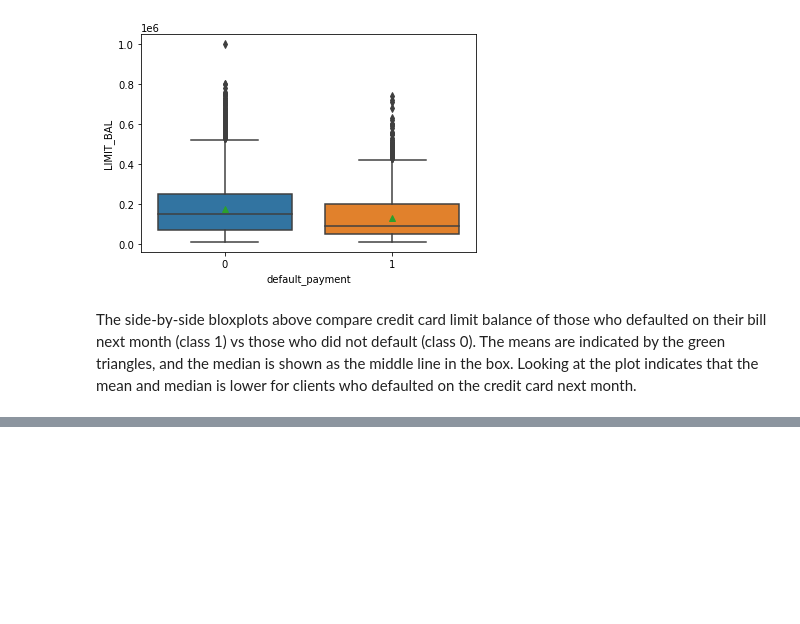
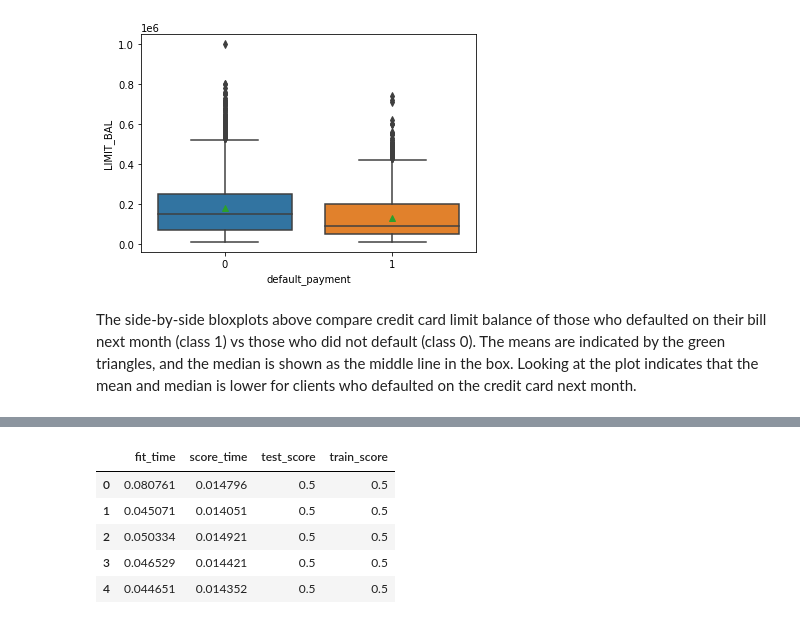
Before and after one commit to hmartin11/DSCI-310-Group-4, a Jupyter notebook: data_analysis.ipynb, the cells around one changed output, grey strips where cells are left out. Drawn from its saved outputs; the diff is of its cells as text; code cells hidden in the pictures; blank space fills up the shorter version.

```diff
--- a/data_analysis.ipynb
+++ b/data_analysis.ipynb
@@ -96,0 +176,29 @@ pd.DataFrame(limit_bal)
+# %%
+numeric_feats = [     # apply scaling
+    "LIMIT_BAL",
+    "BILL_AMT1",
+    "BILL_AMT2",
+    "BILL_AMT3",
+    "BILL_AMT4",
+    "BILL_AMT5",
+    "BILL_AMT6",
+    "PAY_AMT1",
+    "PAY_AMT2",
+    "PAY_AMT3",
+    "PAY_AMT4",
+    "PAY_AMT5",
+    "PAY_AMT6",
+    "AGE",
+]
+
+categorical_feats = [  # apply one-hot encoding
+    "PAY_0",
+    "PAY_2",
+    "PAY_3",
+    "PAY_4",
+    "PAY_5",
+    "PAY_6",
+    "EDUCATION",
+    "SEX",
+    "MARRIAGE",
+]
@@ -96,0 +217,17 @@ pd.DataFrame(limit_bal)
+# %%
+from sklearn.model_selection import cross_val_predict
+
+dummy = DummyClassifier()
+
+pipe = make_pipeline(ct, dummy)
+
+scores = cross_validate(pipe, X_train, y_train, return_train_score=True, cv=5, scoring="roc_auc")
+scores = pd.DataFrame(scores)
+scores
+# %% [output]
+|  | fit_time | score_time | test_score | train_score |
+| 0 | 0.080761 | 0.014796 | 0.5 | 0.5 |
+| 1 | 0.045071 | 0.014051 | 0.5 | 0.5 |
+| 2 | 0.050334 | 0.014921 | 0.5 | 0.5 |
+| 3 | 0.046529 | 0.014421 | 0.5 | 0.5 |
+| 4 | 0.044651 | 0.014352 | 0.5 | 0.5 |
```
Also changed, not shown: parts of 20 cells of this notebook.
